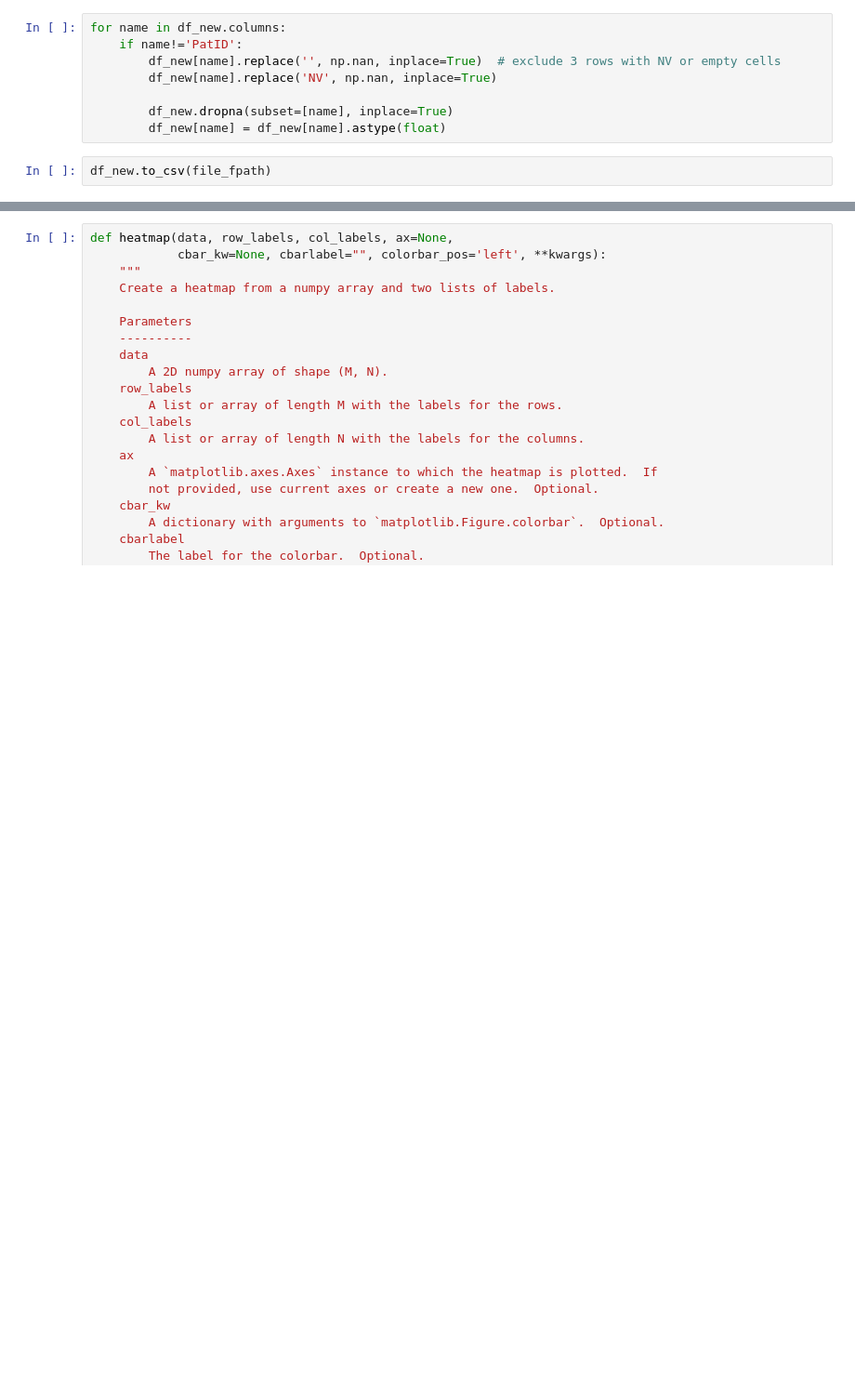
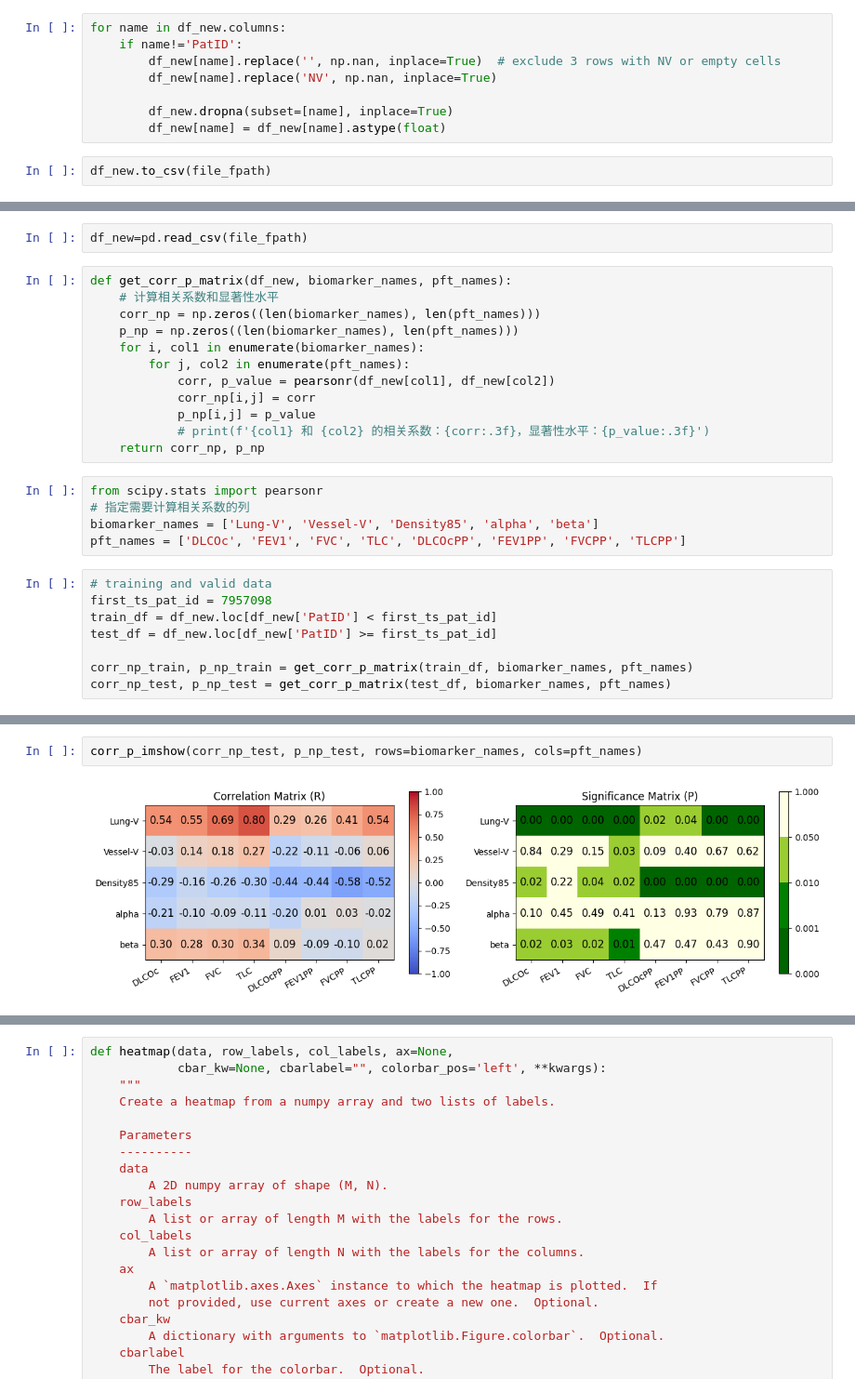
Before and after one commit to Jingnan-Jia/PFT_estimation, a Jupyter notebook: lung_function/scripts/jupyter_notebooks/r_manual_biomarkers_to_PFT.ipynb, the cells around one changed output, grey strips where cells are left out. Shown at 93% size. Drawn from its saved outputs; the diff is of its cells as text; blank space fills up the shorter version.

```diff
--- a/lung_function/scripts/jupyter_notebooks/r_manual_biomarkers_to_PFT.ipynb
+++ b/lung_function/scripts/jupyter_notebooks/r_manual_biomarkers_to_PFT.ipynb
@@ -163,0 +144,27 @@ for i in range(len(corr_and_p_test)):
+# %%
+df_new=pd.read_csv(file_fpath)
+# %%
+def get_corr_p_matrix(df_new, biomarker_names, pft_names):
+    # 计算相关系数和显著性水平
+    corr_np = np.zeros((len(biomarker_names), len(pft_names)))
+    p_np = np.zeros((len(biomarker_names), len(pft_names)))
+    for i, col1 in enumerate(biomarker_names):
+        for j, col2 in enumerate(pft_names):
+            corr, p_value = pearsonr(df_new[col1], df_new[col2])
+            corr_np[i,j] = corr
+            p_np[i,j] = p_value
+            # print(f'{col1} 和 {col2} 的相关系数：{corr:.3f}，显著性水平：{p_value:.3f}')
+    return corr_np, p_np
+# %%
+from scipy.stats import pearsonr
+# 指定需要计算相关系数的列
+biomarker_names = ['Lung-V', 'Vessel-V', 'Density85', 'alpha', 'beta']
+pft_names = ['DLCOc', 'FEV1', 'FVC', 'TLC', 'DLCOcPP', 'FEV1PP', 'FVCPP', 'TLCPP']
+# %%
+# training and valid data
+first_ts_pat_id = 7957098
+train_df = df_new.loc[df_new['PatID'] < first_ts_pat_id]
+test_df = df_new.loc[df_new['PatID'] >= first_ts_pat_id]
+
+corr_np_train, p_np_train = get_corr_p_matrix(train_df, biomarker_names, pft_names)
+corr_np_test, p_np_test = get_corr_p_matrix(test_df, biomarker_names, pft_names)
@@ -163,0 +238,4 @@ for i in range(len(corr_and_p_test)):
+# %%
+corr_p_imshow(corr_np_test, p_np_test, rows=biomarker_names, cols=pft_names)
+# %% [output]
+[figure, added]
```
Also changed, not shown: parts of 13 cells of this notebook, 4 other files.
